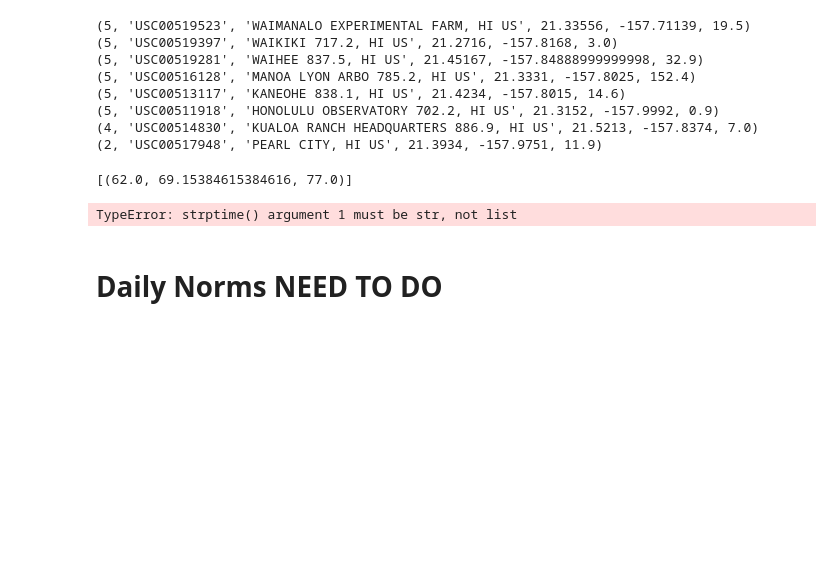
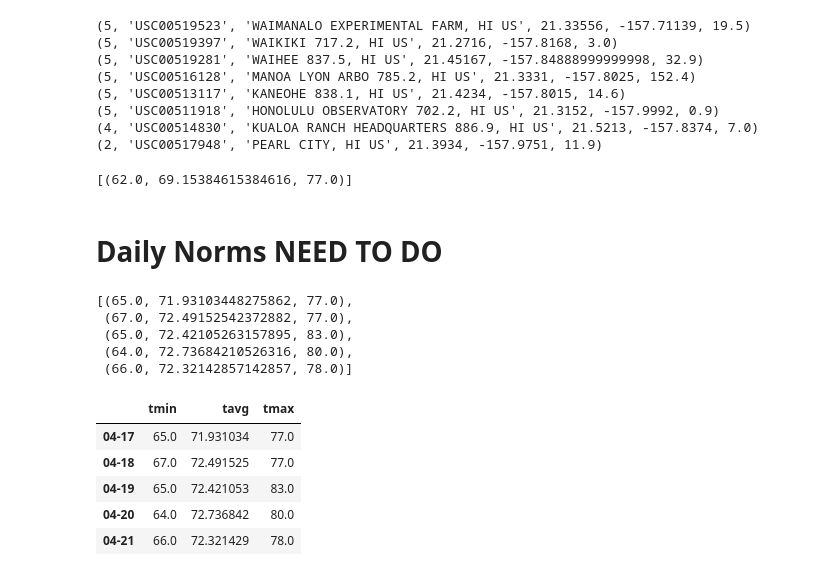
Before and after one commit to timsamson/sqlalchemy-challenge, a Jupyter notebook: climate.ipynb, the cells around one changed output. Drawn from its saved outputs; the diff is of its cells as text; code cells hidden in the pictures; blank space fills up the shorter version.

```diff
--- a/climate.ipynb
+++ b/climate.ipynb
@@ -330,34 +328,53 @@ june_raw = session.query(measurement.date).\
             filter(func.strftime("%m",measurement.date) == '06').all()
 dec_raw = session.query(measurement.date).\
             filter(func.strftime("%m",measurement.date) == '12').all()
-
-#convert from string to Datestamp
-# june_timestamp = pd.to_datetime(june_raw[1]).strftime("%Y-%m-%d")
-# dec_timestamp = pd.to_datetime(dec_raw[1]).strftime("%Y-%m-%d")
-
-dates_list = [dt.datetime.strptime(june_raw, '"%Y-%m-%d"').date() for date in june_raw]
-
-june_timestamp
-
-#strip excess year form date
-# june_dates = [date.strftime("%m-%d") for date in june_timestamp]
-# dec_dates = [date.strftime("%m-%d") for date in dec_timestamp]
-# %% [output]
-TypeError: strptime() argument 1 must be str, not list
 # %% [markdown]
 # Daily Norms NEED TO DO
 # %%
 # calculate the daily normals for your trip
 # push each tuple of calculations into a list called `normals`
 
-# Set the start and end date of the trip
+# Set the start and end date of the trip (from Above)
+trip_start = dt.datetime.strptime(trip_start,'%Y-%m-%d')
+trip_end = dt.datetime.strptime(trip_end,'%Y-%m-%d')
 
 # Use the start and end date to create a range of dates
-
 # Stip off the year and save a list of %m-%d strings
 
+diff = trip_end - trip_start
+trip_normals = []
+
+for i in range(diff.days + 1):
+    day = trip_start + dt.timedelta(days=i)
+
+    # Strip off the year and save a list of %m-%d strings
+    month_day = dt.datetime.strftime(day,'%m-%d')
+    trip_normals.append(month_day)
+
 # Loop through the list of %m-%d strings and calculate the normals for each date
+
+trip_normal_list = []
+for day in trip_normals:
+    trip_normal_list.append(daily_normals(day)[0])
+
+trip_normal_list
+# %% [output]
+[(65.0, 71.93103448275862, 77.0),
+ (67.0, 72.49152542372882, 77.0),
+ (65.0, 72.42105263157895, 83.0),
+ (64.0, 72.73684210526316, 80.0),
+ (66.0, 72.32142857142857, 78.0)]
 # %%
 # Load the previous query results into a Pandas DataFrame and add the `trip_dates` range as the `date` index
+trip_normals_df = pd.DataFrame(trip_normal_list,columns=["tmin","tavg","tmax"],index=[trip_normals])
+trip_normals_df.index = trip_normals_df.index.get_level_values(0)
+trip_normals_df
+# %% [output]
+|  | tmin | tavg | tmax |
+| 04-17 | 65.0 | 71.931034 | 77.0 |
+| 04-18 | 67.0 | 72.491525 | 77.0 |
+| 04-19 | 65.0 | 72.421053 | 83.0 |
+| 04-20 | 64.0 | 72.736842 | 80.0 |
+| 04-21 | 66.0 | 72.321429 | 78.0 |
 # %%
 # Plot the daily normals as an area plot with `stacked=False`
```
Also changed, not shown: parts of 4 cells of this notebook, 1 other file.
